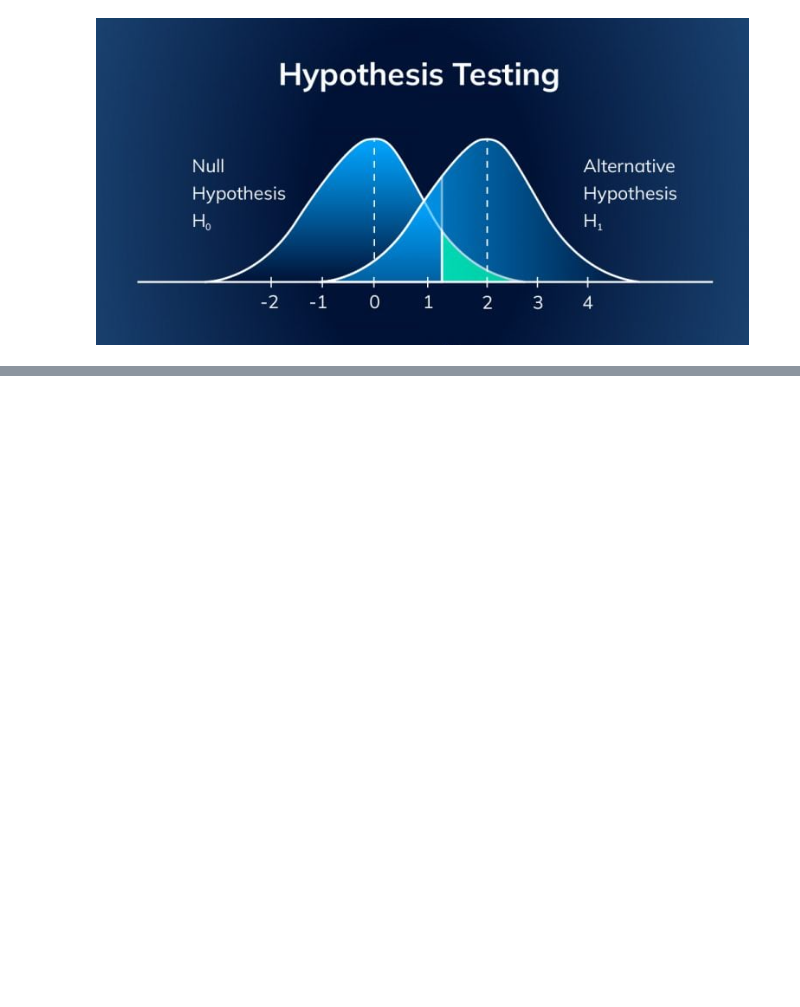
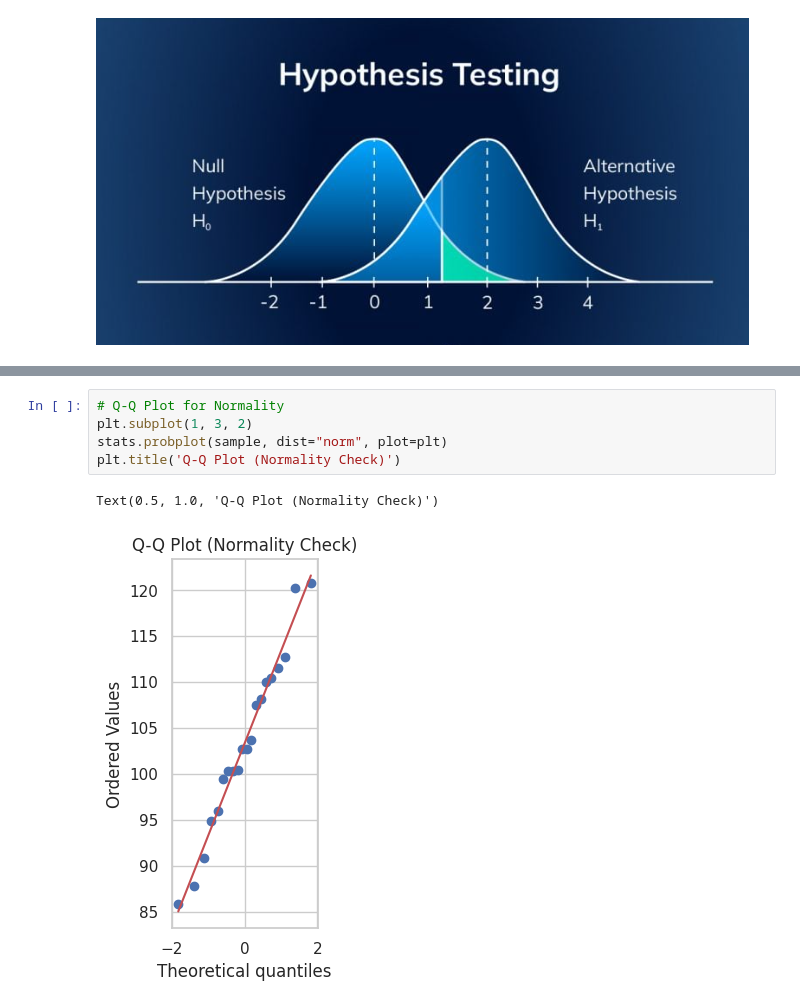
Before and after one commit to Kanakbaghel/DS_learning_path, a Jupyter notebook: Theory & Tools/01. Math & Statistics/Notebooks/Inferential Stats - 2.ipynb, the cells around one changed output, grey strips where cells are left out. Drawn from its saved outputs; the diff is of its cells as text; blank space fills up the shorter version.

```diff
--- a/Theory & Tools/01. Math & Statistics/Notebooks/Inferential Stats - 2.ipynb
+++ b/Theory & Tools/01. Math & Statistics/Notebooks/Inferential Stats - 2.ipynb
@@ -397,0 +226,8 @@ r2_score(y_true = boston.MEDV, y_pred = y_pred)
+# %%
+# Q-Q Plot for Normality
+plt.subplot(1, 3, 2)
+stats.probplot(sample, dist="norm", plot=plt)
+plt.title('Q-Q Plot (Normality Check)')
+# %% [output]
+Text(0.5, 1.0, 'Q-Q Plot (Normality Check)')
+[figure, added]
```
Also changed, not shown: parts of 74 cells of this notebook.
